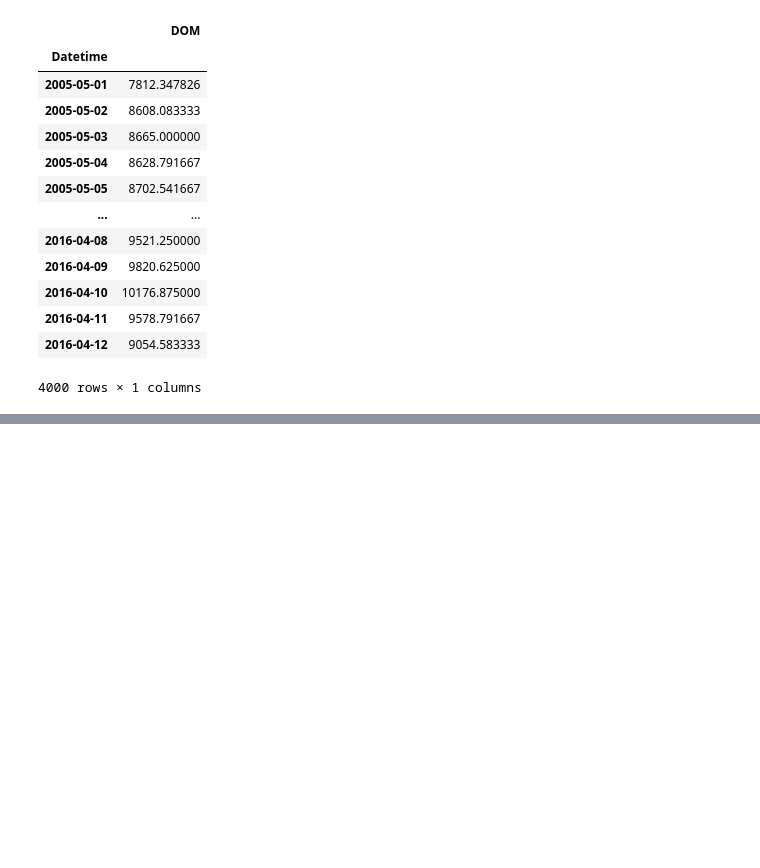
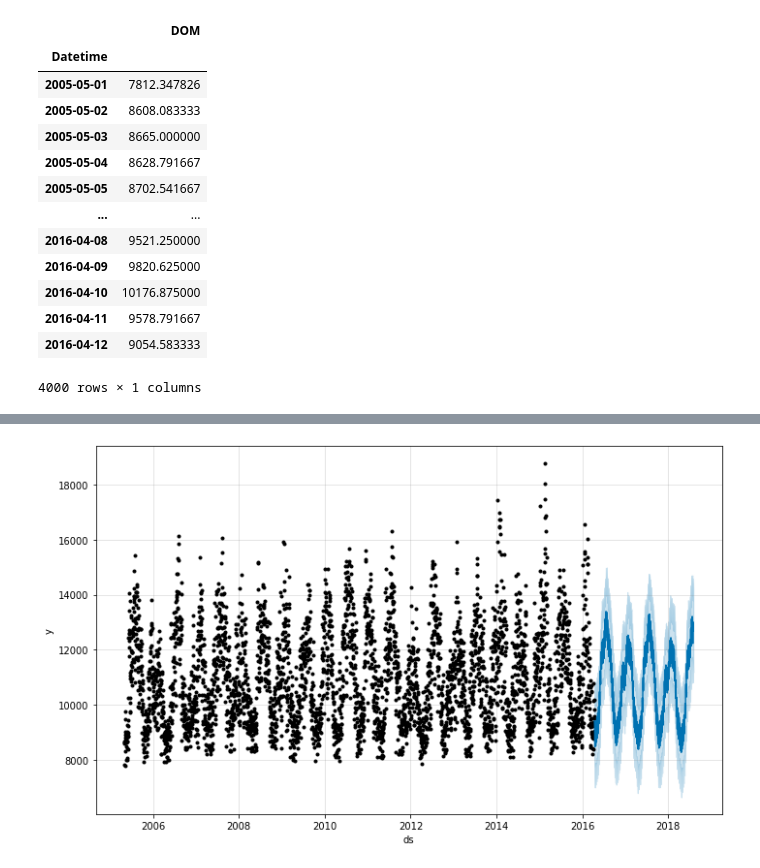
Before and after one commit to alexjjo/kaggle, a Jupyter notebook: energy-forecasting/energy-time-series-forecasting.ipynb, the cells around one changed output, grey strips where cells are left out. Saved outputs shown, nothing was run; the diff lists cells and outputs as text; code cells hidden in the pictures; blank space fills up the shorter version.

```diff
--- a/energy-forecasting/energy-time-series-forecasting.ipynb
+++ b/energy-forecasting/energy-time-series-forecasting.ipynb
@@ -464,0 +521,4 @@ sns.lineplot(data=df_predvtruth, ax=ax)
+# %%
+fig1 = prophet_model.plot(forecast)
+# %% [output]
+[figure, added]
```
Also changed, not shown: parts of 11 cells of this notebook.
